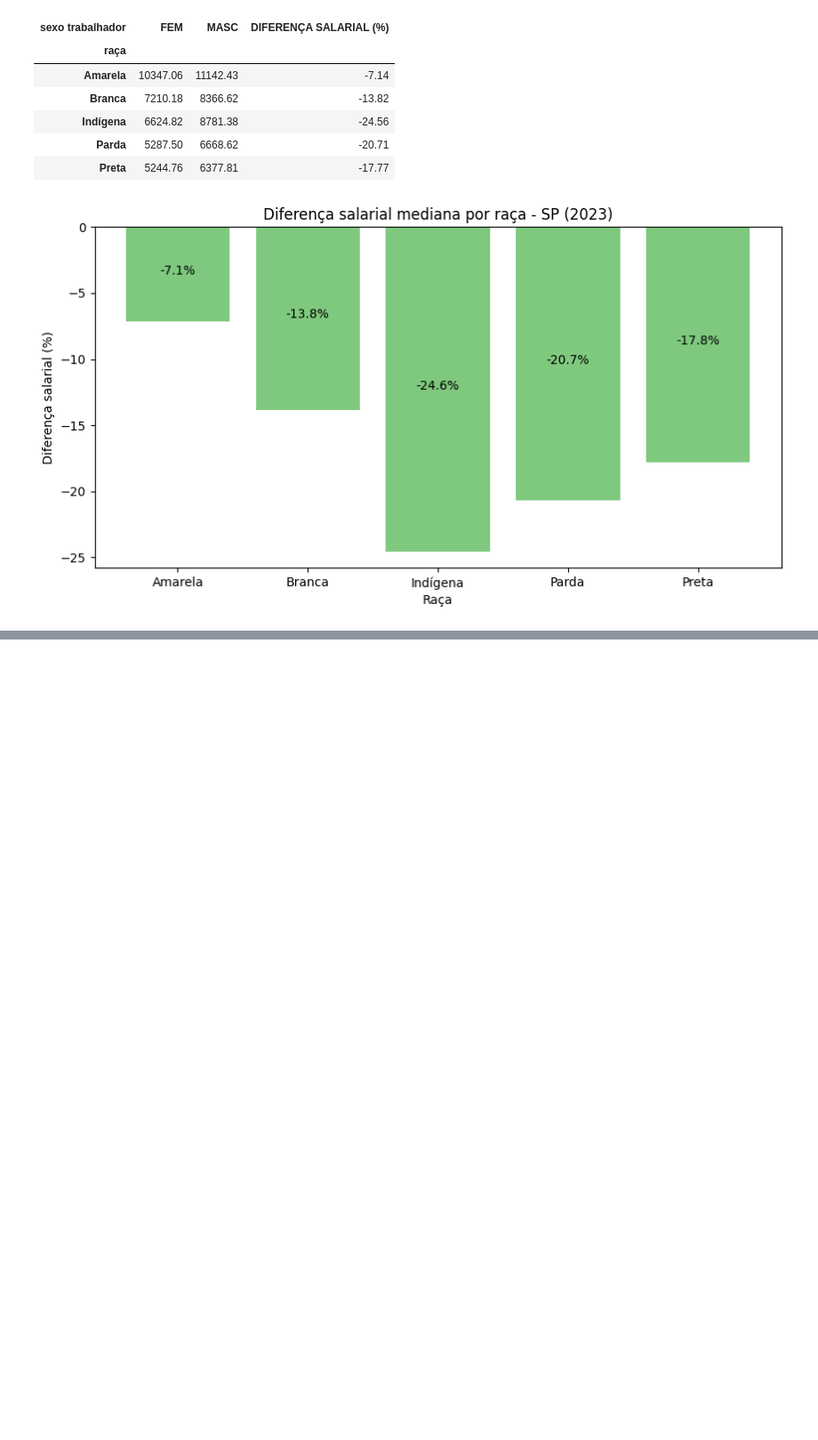
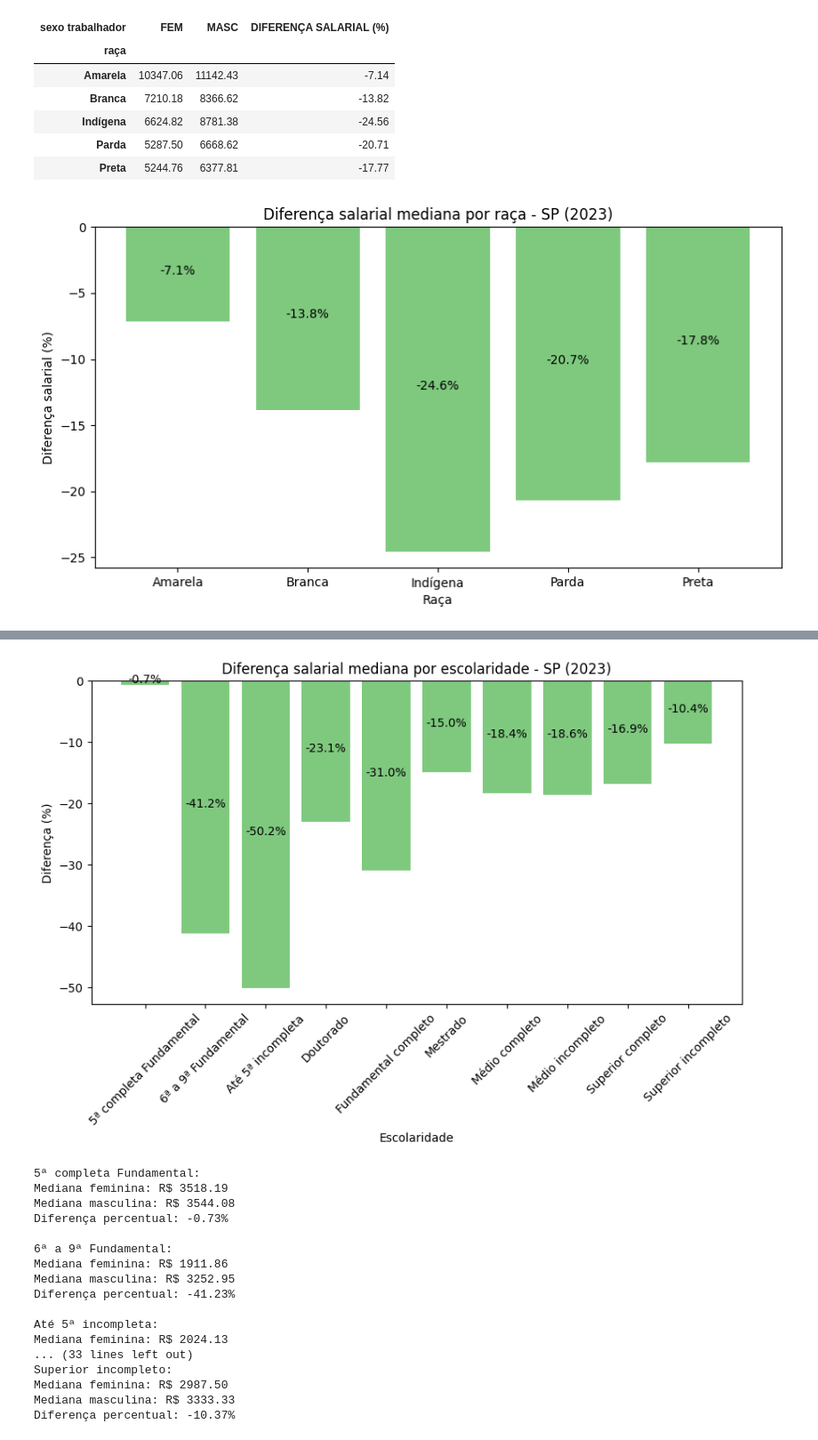
Before and after one commit to ricardo-gmarques/estagio, a Jupyter notebook: analise_rais2023.ipynb, the cells around one changed output, grey strips where cells are left out. Shown at 89% size. Saved outputs shown, nothing was run; the diff lists cells and outputs as text; code cells hidden in the pictures; blank space fills up the shorter version.

```diff
--- a/analise_rais2023.ipynb
+++ b/analise_rais2023.ipynb
@@ -1037,0 +1276,18 @@ Series([], Name: count, dtype: int64)
+# %%
+# 6.5.6 - Mediana salarial por escolaridade
+
+tabela_mediana = df.groupby(['escolaridade', 'sexo trabalhador'])['vl remun média nom'].median().unstack()
+
+tabela_mediana = tabela_mediana.rename(columns={
+    'Feminino': 'FEM.',
+    'Masculino': 'MASC.'
+})
+
+# diferença percentual
+tabela_mediana['DIFERENÇA SALARIAL (%)'] = (
+    (tabela_mediana['FEM.'] - tabela_mediana['MASC.']) / tabela_mediana['MASC.']
+) * 100
+
+tabela_mediana = tabela_mediana.round(2)
+
+tabela_mediana
@@ -1037,0 +1307,50 @@ Series([], Name: count, dtype: int64)
+# %%
+# 6.5.7 - Gráfico diferença salarial mediana
+
+plt.figure(figsize=(10,5))
+
+plt.bar(
+    tabela_mediana.index,
+    tabela_mediana['DIFERENÇA SALARIAL (%)'],
+    color='#7fc97f'
+)
+
+for i, v in enumerate(tabela_mediana['DIFERENÇA SALARIAL (%)']):
+    plt.text(i, v/2, f"{v:.1f}%", ha='center')
+
+plt.title('Diferença salarial mediana por escolaridade - SP (2023)')
+plt.ylabel('Diferença (%)')
+plt.xlabel('Escolaridade')
+
+plt.xticks(rotation=45)
+
+plt.show()
+
+for esc in tabela_mediana.index:
+    fem = tabela_mediana.loc[esc, 'FEM.']
+    masc = tabela_mediana.loc[esc, 'MASC.']
+    diff = tabela_mediana.loc[esc, 'DIFERENÇA SALARIAL (%)']
+
+    print(f"{esc}:")
+    print(f"Mediana feminina: R$ {fem:.2f}")
+    print(f"Mediana masculina: R$ {masc:.2f}")
+    print(f"Diferença percentual: {diff:.2f}%\n")
+# %% [output]
+[figure, added]
+5ª completa Fundamental:
+Mediana feminina: R$ 3518.19
+Mediana masculina: R$ 3544.08
+Diferença percentual: -0.73%
+
+6ª a 9ª Fundamental:
+Mediana feminina: R$ 1911.86
+Mediana masculina: R$ 3252.95
+Diferença percentual: -41.23%
+
+Até 5ª incompleta:
+Mediana feminina: R$ 2024.13
+... (33 lines left out)
+Superior incompleto:
+Mediana feminina: R$ 2987.50
+Mediana masculina: R$ 3333.33
+Diferença percentual: -10.37%
```
Also changed, not shown: parts of 20 cells of this notebook.
